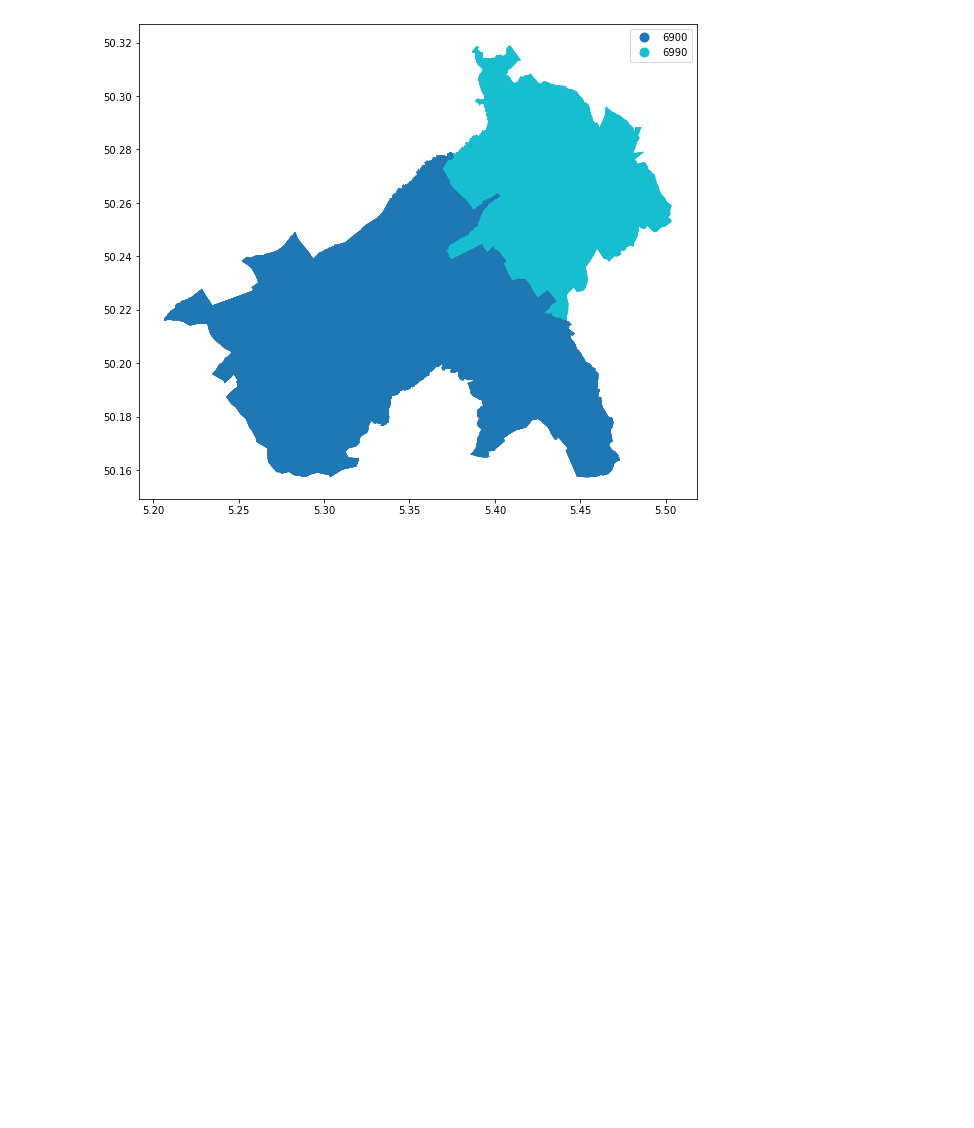
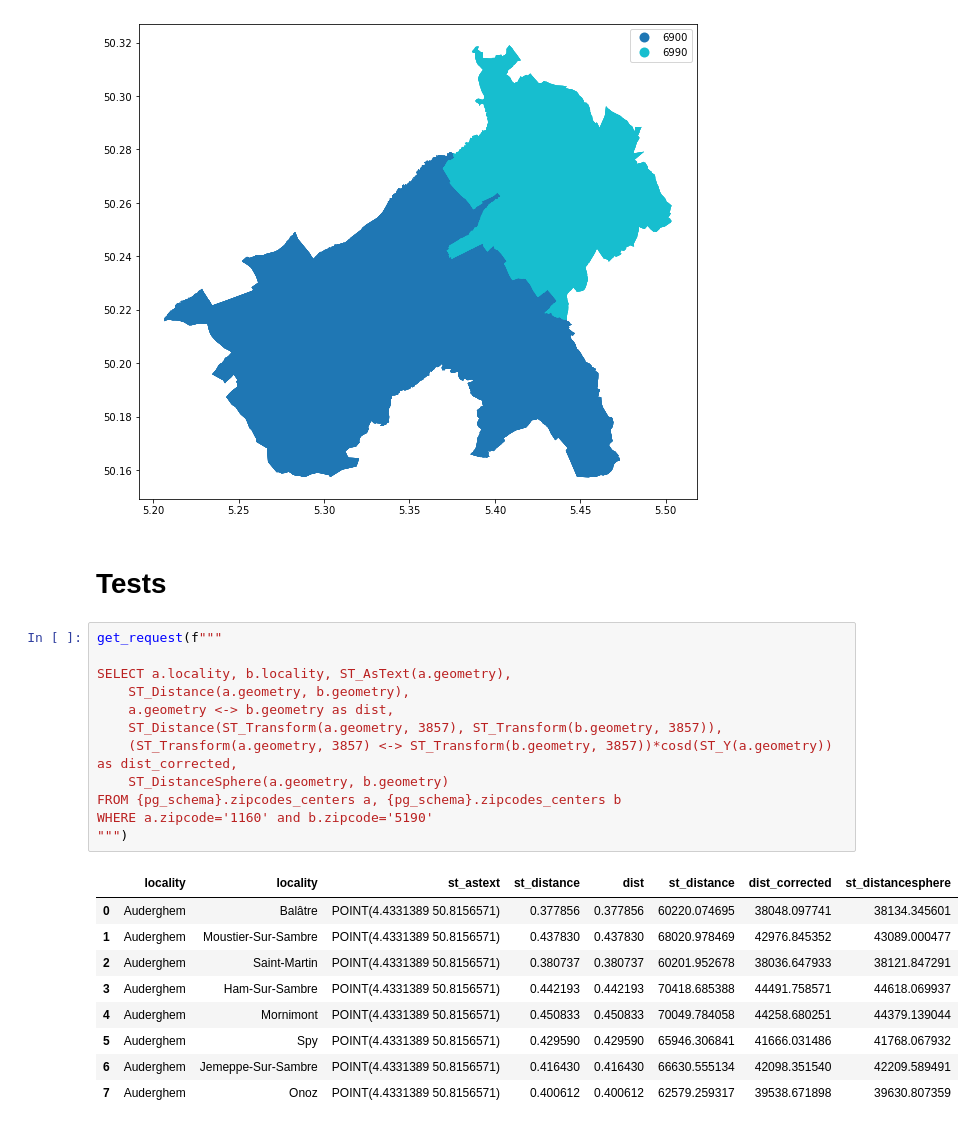
Before and after one commit to SmalsResearch/GISAnalytics, a Jupyter notebook: Spatial_Join_PostGIS.ipynb, the cells around one changed output. Drawn from its saved outputs; the diff is of its cells as text; blank space fills up the shorter version.

```diff
--- a/Spatial_Join_PostGIS.ipynb
+++ b/Spatial_Join_PostGIS.ipynb
@@ -632,3 +649,27 @@ zip_overlaps.plot("zipcode", legend=True, figsize=(10,10))
 | 10 | 83028 | Hotton | HOTTON | 6990 | 0.987869 | POLYGON Z ((5.41258 50.31572 0.00... |
 <AxesSubplot:>
 [figure]
+# %% [markdown]
+# Tests
+# %%
+get_request(f"""
+
+SELECT a.locality, b.locality, ST_AsText(a.geometry),
+    ST_Distance(a.geometry, b.geometry),
+    a.geometry <-> b.geometry as dist,
+    ST_Distance(ST_Transform(a.geometry, 3857), ST_Transform(b.geometry, 3857)),
+    (ST_Transform(a.geometry, 3857) <-> ST_Transform(b.geometry, 3857))*cosd(ST_Y(a.geometry)) as dist_corrected,
+    ST_DistanceSphere(a.geometry, b.geometry)
+FROM {pg_schema}.zipcodes_centers a, {pg_schema}.zipcodes_centers b
+WHERE a.zipcode='1160' and b.zipcode='5190'
+""")
+# %% [output]
+|  | locality | locality | st_astext | st_distance | dist | st_distance | dist_corrected | st_distancesphere |
+| 0 | Auderghem | Balâtre | POINT(4.4331389 50.8156571) | 0.377856 | 0.377856 | 60220.074695 | 38048.097741 | 38134.345601 |
+| 1 | Auderghem | Moustier-Sur-Sambre | POINT(4.4331389 50.8156571) | 0.437830 | 0.437830 | 68020.978469 | 42976.845352 | 43089.000477 |
+| 2 | Auderghem | Saint-Martin | POINT(4.4331389 50.8156571) | 0.380737 | 0.380737 | 60201.952678 | 38036.647933 | 38121.847291 |
+| 3 | Auderghem | Ham-Sur-Sambre | POINT(4.4331389 50.8156571) | 0.442193 | 0.442193 | 70418.685388 | 44491.758571 | 44618.069937 |
+| 4 | Auderghem | Mornimont | POINT(4.4331389 50.8156571) | 0.450833 | 0.450833 | 70049.784058 | 44258.680251 | 44379.139044 |
+| 5 | Auderghem | Spy | POINT(4.4331389 50.8156571) | 0.429590 | 0.429590 | 65946.306841 | 41666.031486 | 41768.067932 |
+| 6 | Auderghem | Jemeppe-Sur-Sambre | POINT(4.4331389 50.8156571) | 0.416430 | 0.416430 | 66630.555134 | 42098.351540 | 42209.589491 |
+| 7 | Auderghem | Onoz | POINT(4.4331389 50.8156571) | 0.400612 | 0.400612 | 62579.259317 | 39538.671898 | 39630.807359 |
```
Also changed, not shown: parts of 11 cells of this notebook, 2 other files.
